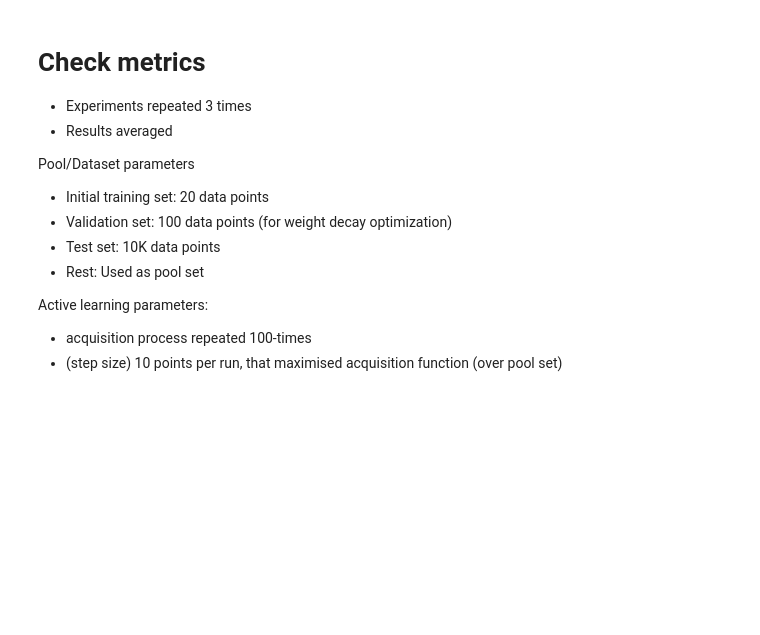
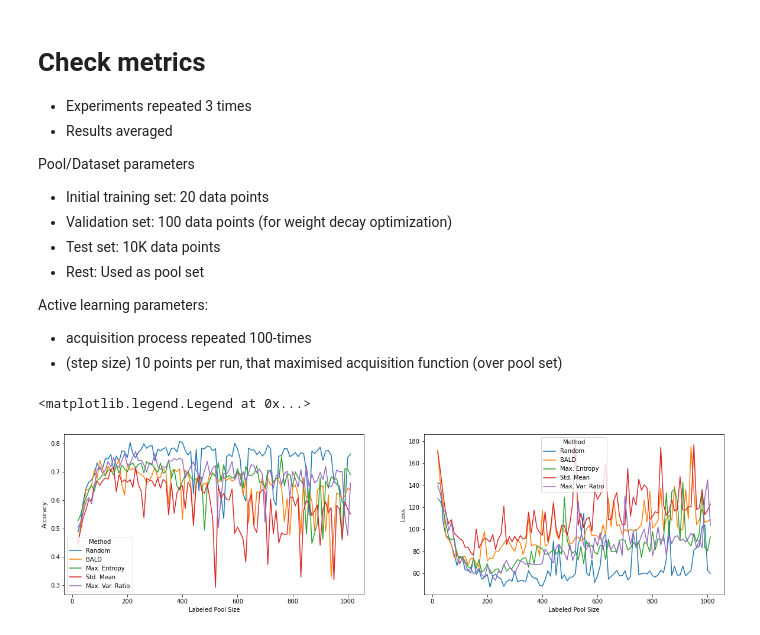
Before and after one commit to ExLeonem/master-thesis-code, a Jupyter notebook: wp/notebooks/experiments/y_gal_paper.ipynb, the cells around one changed output. Drawn from its saved outputs; the diff is of its cells as text; code cells hidden in the pictures; blank space fills up the shorter version.

Commit message:
- adding comparison first full y.gal experimental run - adding full run mp/mc with same parameters

```diff
--- a/wp/notebooks/experiments/y_gal_paper.ipynb
+++ b/wp/notebooks/experiments/y_gal_paper.ipynb
@@ -38,3 +41,8 @@ Active learning parameters:
 
 - acquisition process repeated 100-times
 - (step size) 10 points per run, that maximised acquisition function (over pool set)
+# %%
+%autoreload 2
+GAL_METRICS_PATH = os.path.join(METRICS_PATH, "y_gal_external")
+metrics_handler = ExperimentSuitMetrics(GAL_METRICS_PATH)
+metrics_transformer = MetricsTransformer()
@@ -40,0 +65,23 @@ Active learning parameters:
+# %%
+%autoreload 2
+
+# Calculate means of n-experiments
+columns = ["iteration", "eval_accuracy", "eval_loss", "labeled_pool_size"]
+dtype = {"labeled_pool_size": int}
+df_random_mean = metrics_transformer.mean(df_randoms, columns, dtype)
+df_random_mean.insert(0, "method", "Random")
+
+df_bald_mean = metrics_transformer.mean(df_bald, columns, dtype)
+df_bald_mean.insert(0, "method", "BALD")
+
+df_max_ent_mean = metrics_transformer.mean(df_max_entropy, columns, dtype)
+df_max_ent_mean.insert(0, "method", "Max. Entropy")
+
+df_st_mean = metrics_transformer.mean(df_std_mean, columns, dtype)
+df_st_mean.insert(0, "method", "Std. Mean")
+
+df_max_var_mean = metrics_transformer.mean(df_max_var_ratio, columns, dtype)
+df_max_var_mean.insert(0, "method", "Max. Var. Ratio")
+# %%
+merged = [df_random_mean, df_bald_mean, df_max_ent_mean, df_st_mean, df_max_var_mean]
+merged = pd.concat(merged)
@@ -40,0 +105,20 @@ Active learning parameters:
+# %%
+fig, ax = plt.subplots(1, 2, figsize=(20, 5))
+# plt.tight_layout(rect=[0, 0.03, 1, 0.95])
+
+# MC evaluation accuracy
+sns.lineplot(ax=ax[0], data=merged, x="labeled_pool_size", y="eval_accuracy", hue="method")
+ax[0].set_xlabel("Labeled Pool Size")
+ax[0].set_ylabel("Accuracy")
+ax[0].legend(title="Method")
+
+# MC evaluation loss
+sns.lineplot(ax=ax[1], data=merged, x="labeled_pool_size", y="eval_loss", hue="method")
+ax[1].set_xlabel("Labeled Pool Size")
+ax[1].set_ylabel("Loss")
+ax[1].legend(title="Method")
+
+#fig.suptitle("MC Dropout")
+# %% [output]
+<matplotlib.legend.Legend at 0x...>
+[figure, added]
```
Also changed, not shown: parts of 5 cells of this notebook, 4 other files.
